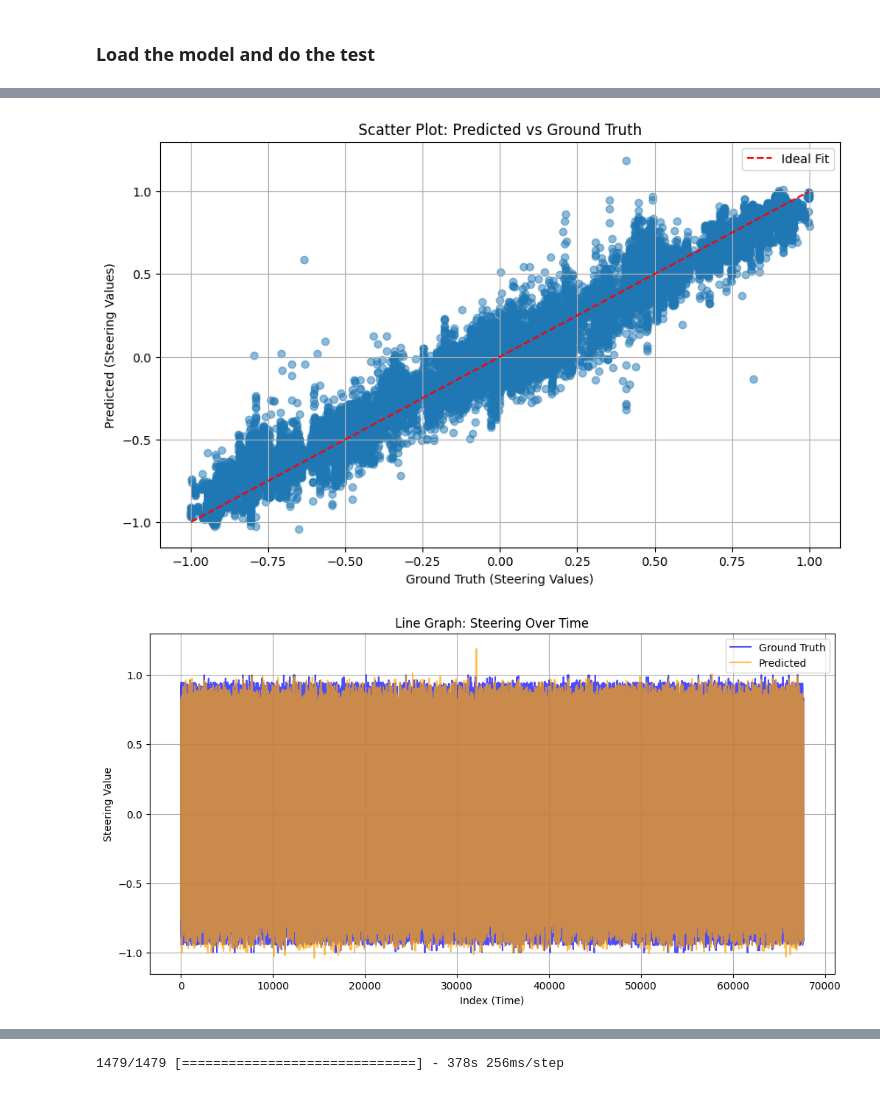
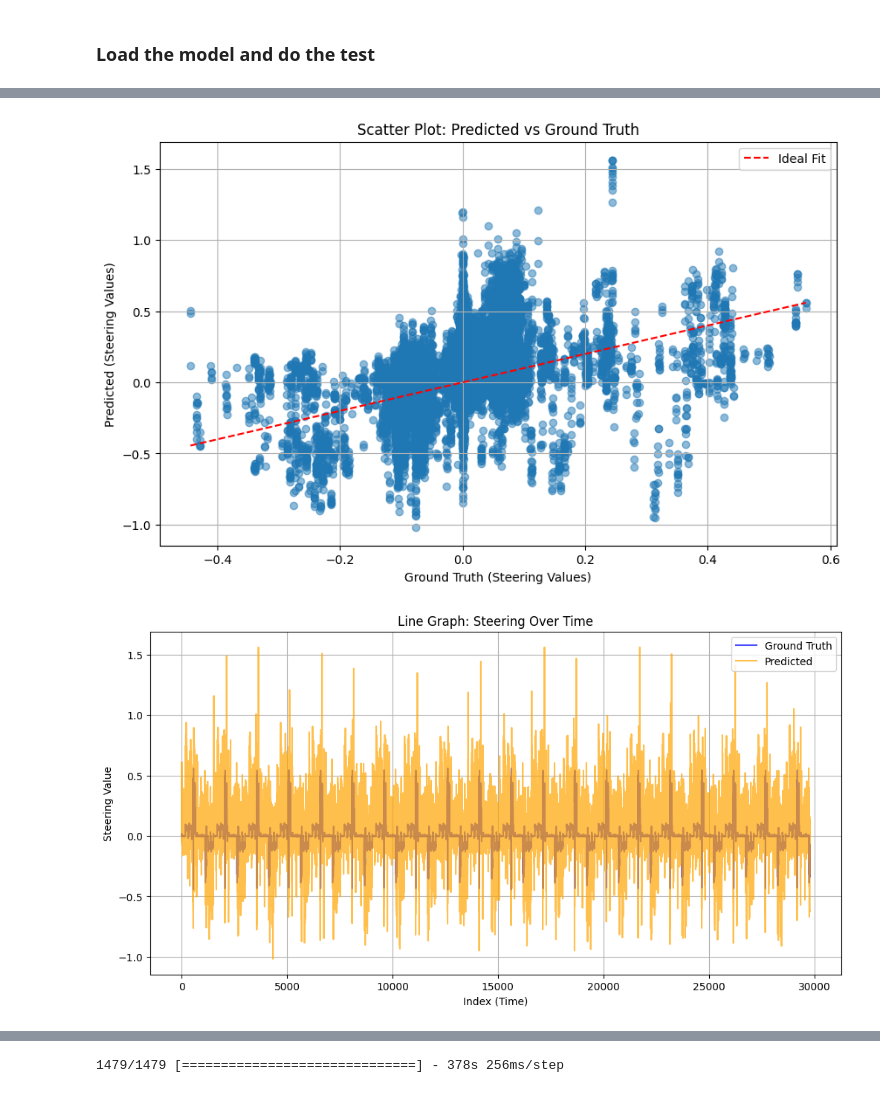
Before and after one commit to ElaheDlv/project-with-aws, a Jupyter notebook: Imitation_learning_training_with_classification.ipynb, the cells around one changed output, grey strips where cells are left out. Cells and saved outputs as stored; diff of their text form; code cells hidden in the pictures.

```diff
--- a/Imitation_learning_training_with_classification.ipynb
+++ b/Imitation_learning_training_with_classification.ipynb
@@ -27,8 +27,12 @@ To enable the following instructions: AVX2 AVX_VNNI FMA, in other operations, re
 # Set the environment variable to specify which GPU to use
 os.environ["CUDA_VISIBLE_DEVICES"] = "0"
 # %%
-labels_df = pd.read_csv("/home/elahed/users/elahe/Automatic-Data-Collector/output_front/augmented_scaled_steering_data_with_class.csv")
-images_directory = '/home/elahed/users/elahe/Automatic-Data-Collector/output_front/augment/'
+#labels_df = pd.read_csv("/home/elahed/users/elahe/Automatic-Data-Collector/output_town04/scaled_filtered_control_commands_data_with_class.csv")
+#images_directory = '/home/elahed/users/elahe/Automatic-Data-Collector/output_town04/front_rgb/'
+
+labels_df = pd.read_csv("/home/elahed/users/elahe/project_with_aws/output_front/augmented_scaled_steering_data_with_class.csv")
+images_directory = '/home/elahed/users/elahe/project_with_aws/output_front/augment/'
+
 labels = []
 image_path = []
 Image_and_label = []
@@ -37,6 +41,7 @@ steering_labels = []
 for index, row in labels_df.iterrows():
     labels.append(row['Steering'])
     steering_labels.append(row['Steering_Class'])
+    #image_path.append(os.path.join(images_directory, row['Image_Fname']+'.png'))  # Replace with the actual column name
     image_path.append(os.path.join(images_directory, row['Image_Fname']))  # Replace with the actual column name
     #Image_and_label.append([os.path.join(images_directory, row['Image_Fname']+'.png'),row['Steering'],row['Throttle'],row['Brake']])
 # %%
@@ -54,7 +59,7 @@ import numpy as np
 import pandas as pd
 
 # Load the dataset
-file_path = '/home/elahed/users/elahe/Automatic-Data-Collector/output_front/augmented_scaled_steering_data.csv'
+file_path = "/home/elahed/users/elahe/Automatic-Data-Collector/output_town04/scaled_filtered_control_commands.csv"
 data = pd.read_csv(file_path)
 
 
@@ -77,7 +82,7 @@ data['Steering_Class'] = pd.cut(
 
 
 # Save the updated dataset
-output_path = '/home/elahed/users/elahe/Automatic-Data-Collector/output_front/augmented_scaled_steering_data_with_class.csv'
+output_path = '/home/elahed/users/elahe/Automatic-Data-Collector/output_town04/scaled_filtered_control_commands_data_with_class.csv'
 data.to_csv(output_path, index=False)
 
 # Print a preview
@@ -86,5 +91,6 @@ data.to_csv(output_path, index=False)
 
 # Validate the class range
 print(f"Classes range: {data['Steering_Class'].min()} to {data['Steering_Class'].max()}")
+
 '''
 # %% [output]
@@ -224,11 +230,12 @@ batch_size = 32
 # Combine labels and class_labels for consistent splitting
 combined_labels = list(zip(labels, steering_labels))
 X_train_data, X_valid_data, combined_train_labels, combined_valid_labels = train_test_split(image_path,combined_labels, test_size=0.1,shuffle=True)
+#X_train_data, X_valid_data, combined_train_labels, combined_valid_labels = train_test_split(image_path,combined_labels, test_size=0.1,shuffle=False)
 # Separate continuous and class labels after the split
 y_train_continuous, y_train_classes = zip(*combined_train_labels)
 y_valid_continuous, y_valid_classes = zip(*combined_valid_labels)
-train_generator = My_Custom_Generator1(X_train_data, y_train_continuous,y_train_classes, batch_size,augment =["no","no"] )
-valid_generator = My_Custom_Generator1(X_valid_data, y_valid_continuous,y_valid_classes, batch_size,augment =["no","no"] )
+train_generator = My_Custom_Generator1(X_train_data, y_train_continuous,y_train_classes, batch_size,augment =["no","bright"] )
+valid_generator = My_Custom_Generator1(X_valid_data, y_valid_continuous,y_valid_classes, batch_size,augment =["no","bright"] )
 # %%
 #### for test with all data
 '''
@@ -537,7 +516,7 @@ IL_model.save('IL_town06_steer_bs_32_resnet_both_all_town.h5')
 # %%
 from tensorflow.keras.models import load_model
 # Load the trained model
-model = load_model('IL_town06_steer_bs_32_resnet_both_all_town.h5')
+model = load_model('IL_town06_steer_bs_32_resnet_both_all_town_tanh.h5')
 
 # Confirm the model is loaded successfully
 model.summary()
@@ -579,8 +558,8 @@ import numpy as np
 predicted_values = []
 ground_truth_values = []
 
-for i in range(len(train_generator)):
-    X_valid, y_valid = train_generator[i]
+for i in range(len(valid_generator)):
+    X_valid, y_valid = valid_generator[i]
     predictions = model.predict(X_valid)
     continuous_output, discrete_output= model.predict(X_valid)
     y_valid_continuous , y_valid_discrete = y_valid
@@ -639,5 +618,5 @@ plt.show()
-[figure, old version]
+[figure, new version]
-[figure, old version]
+[figure, new version]
 # %%
 # 2. Line Graph: Steering Over Time
 plt.figure(figsize=(12, 6))
```
Also changed, not shown: parts of 15 cells of this notebook, 6 other files.
